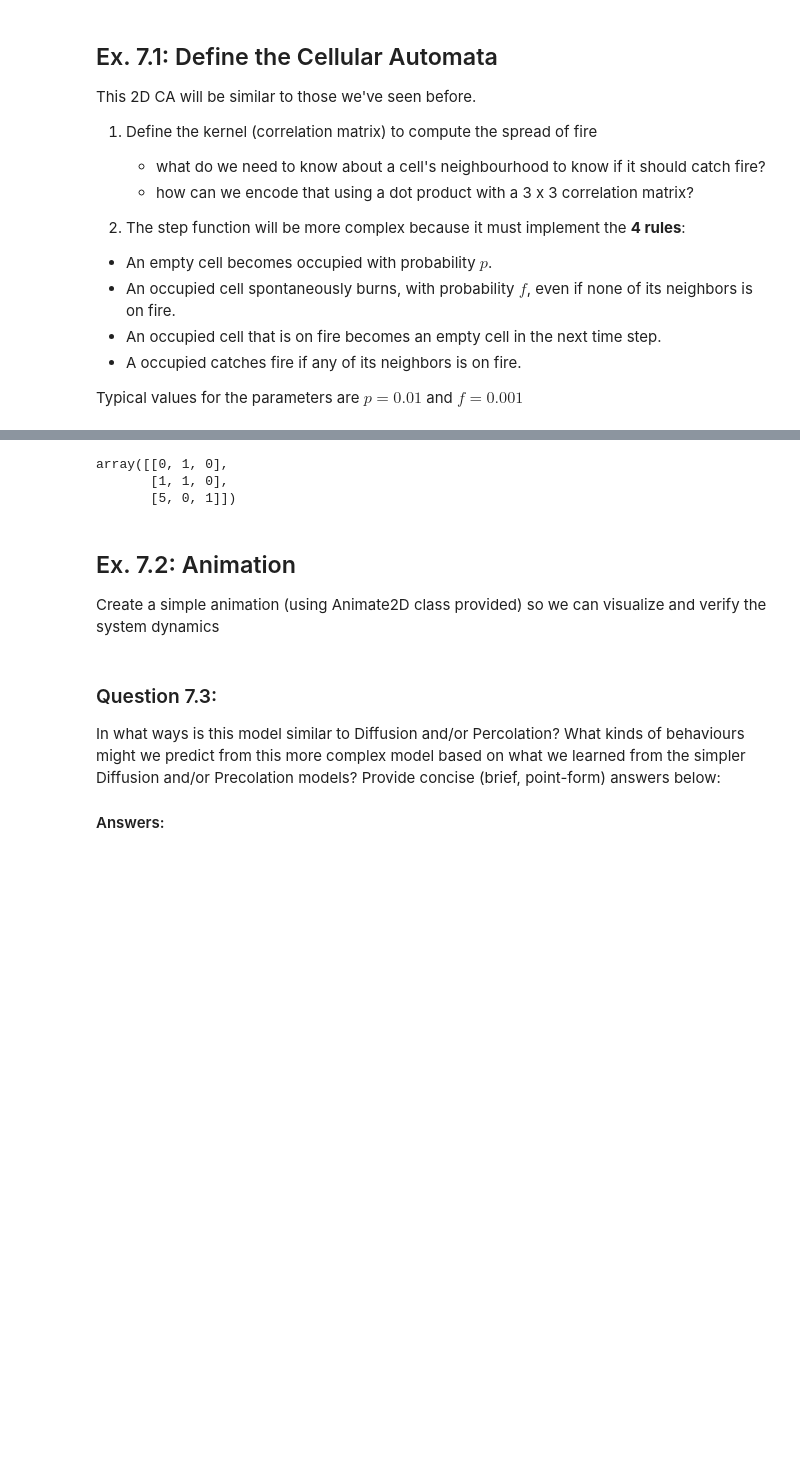
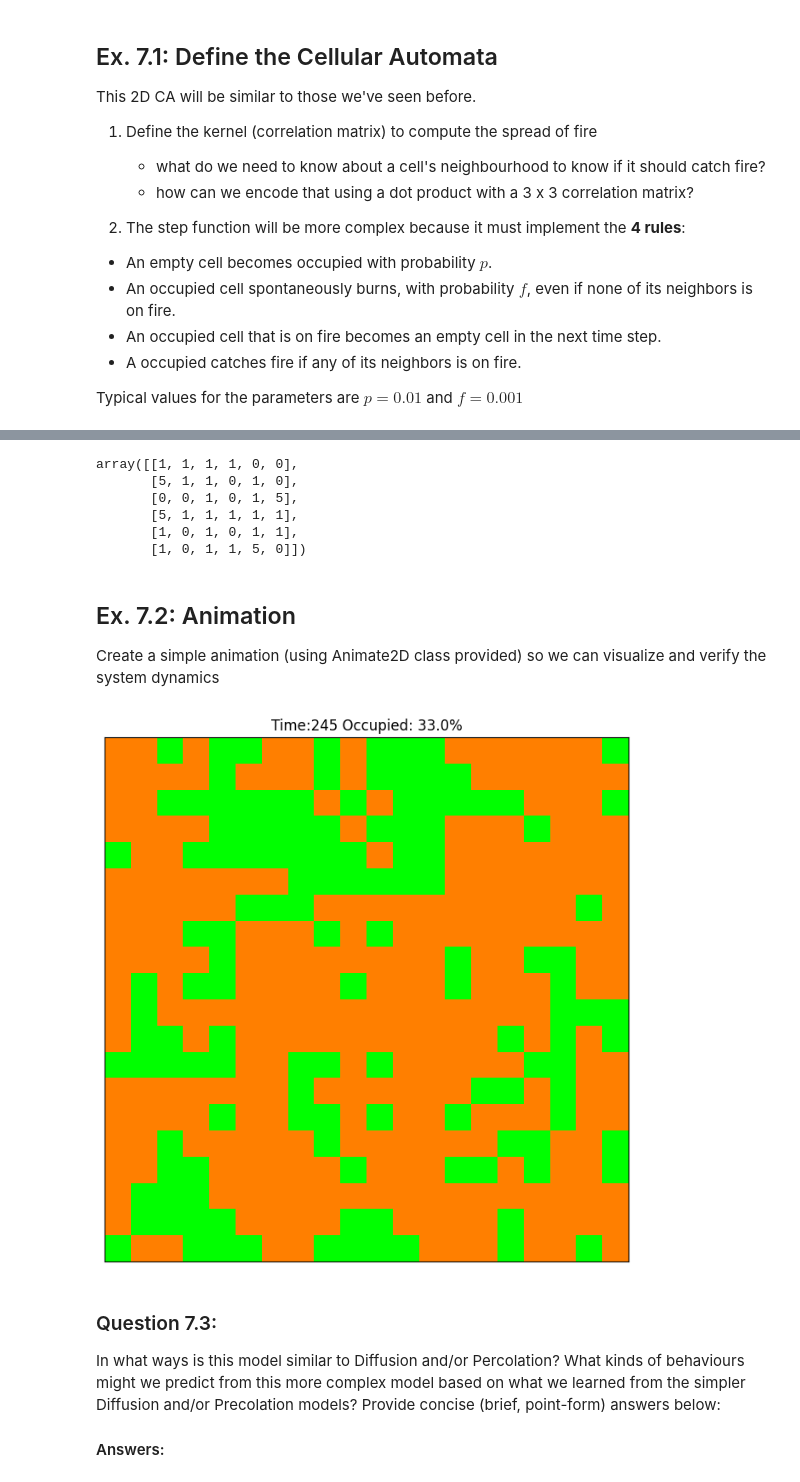
Before and after one commit to sammyfow/cap-comp215, a Jupyter notebook: labs/lab07-10-fire.ipynb, the cells around one changed output, grey strips where cells are left out. Cells and saved outputs as stored; diff of their text form; code cells hidden in the pictures; blank space fills up the shorter version.

```diff
--- a/labs/lab07-10-fire.ipynb
+++ b/labs/lab07-10-fire.ipynb
@@ -120,12 +120,17 @@ Typical values for the parameters are $p=0.01$ and $f=0.001$
 EMPTY = 0
 OCCUPIED = 1
 FUEGO = 5
+tkernel = np.array([
+    [0,1,0],
+    [1,0,1],
+    [0,1,0]
+])
 
 test = np.array([
     [1,0,0,5,1,1],
     [0,0,1,1,1,0],
-    [1,0,1,0,0,0],
-    [0,1,1,1,0,0],
+    [1,0,1,0,5,0],
+    [0,1,5,1,0,0],
     [0,0,0,0,1,0]
 ])
 
@@ -145,4 +150,11 @@ f = 0.2
 occupado = test == OCCUPIED
 test[occupado] = np.random.choice([FUEGO, OCCUPIED], len(test[occupado]), p=[f, 1-f])
 test
+
+c = correlate2d(test, tkernel, mode='same', boundary='wrap')
+print(test)
+print(c)
+fire = (c > 4) & occupado
+
+fire
 # %% [output]
@@ -168,9 +190,9 @@ class ForestFire:
     forest_colour_map = matplotlib.colors.ListedColormap(cmap)
 
     # TODO: define a sensible correlation kernel to detect cardinal neighbourhood on fire
-    kernel = np.array([[0, 0, 0],
-                       [0, 0, 0],
-                       [0, 0, 0]])
+    kernel = np.array([[0, 1, 0],
+                       [1, 0, 1],
+                       [0, 1, 0]])
 
 
     def __init__(self, n, p=0.01, f=0.001, q=0.5):
@@ -193,11 +215,25 @@ class ForestFire:
         # Tips: develop 1 rule at a time, in the order above, leaving fire spread (correlation) till last.
         #       Compute each rule in 2 steps: (1) identify which cells the rule applies to; (2) update those cells.
         #       Use the next code block, below, to test as you go.
+        correlate = correlate2d(self.state, self.kernel, mode='same', boundary='wrap')
+        """rule1"""
+        are_empty = self.state == self.EMPTY
+        """rule2"""
+        occupado = self.state == self.OCCUPIED
+        """rule3"""
+        on_fire = self.state == self.FIRE
+        """rule4"""
+        hot_neighbours = (correlate > 4) & occupado
+        self.state[occupado] = np.random.choice([self.FIRE, self.OCCUPIED], len(self.state[occupado]), p=[self.f, 1-self.f])
+        self.state[are_empty] = np.random.choice([self.OCCUPIED, self.EMPTY], len(self.state[are_empty]), p=[self.p, 1-self.p])
+        self.state[on_fire] = self.EMPTY
+        self.state[hot_neighbours] = self.FIRE
 
 
     def num_occupied(self):
         """ return the number of cells occupied by forest """
-        return 0  # TODO: count the number of forested cells.
+        full = self.state == self.OCCUPIED
+        return len(self.state[full]) # TODO: count the number of forested cells.
 
 
     def pct_occupied(self):
@@ -213,26 +249,36 @@ class ForestFire:
                       cmap=self.forest_colour_map, vmin=0, vmax=len(self.forest_colour_map.colors))
 # %%
 # Code-a-little Test-a-little - use this space to test your class methods as you develop them.  You can remove this block when done.
-m = ForestFire(3, p=0.5, f=0.2)  #  a very small model with high chance of regen. and spontaneous fires
+m = ForestFire(6, p=0.5, f=0.2)  #  a very small model with high chance of regen. and spontaneous fires
 m.state = np.array([             # set the state matrix to a known value for testing with
-    [0, 1, 0],
-    [1, 1, 0],
-    [5, 0, 1],
-
-])
+    [0, 1, 0, 1, 0, 0],
+    [1, 1, 0, 0, 1, 0],
+    [5, 0, 1, 0, 0, 1],
+    [1, 0, 1, 0, 1, 0],
+    [1, 0, 1, 0, 1, 0],
+    [0, 0, 0, 1, 1, 0]
+                                 ])
 m.step()                          # test the method you are working on and print some useful indicator
 pprint(m.state)
 # %% [output]
-array([[0, 1, 0],
-       [1, 1, 0],
-       [5, 0, 1]])
+array([[1, 1, 1, 1, 0, 0],
+       [5, 1, 1, 0, 1, 0],
+       [0, 0, 1, 0, 1, 5],
+       [5, 1, 1, 1, 1, 1],
+       [1, 0, 1, 0, 1, 1],
+       [1, 0, 1, 1, 5, 0]])
 # %% [markdown]
 ## Ex. 7.2: Animation
 Create a simple animation (using Animate2D class provided) so we can visualize and verify the system dynamics
 # %%
 # Ex. 7.2 here
 #  Suggestions: use a small grid (e.g., 20x20)  and
 #               a short animation (100 frames) with interval=0.3, to slow it down so you can inspect its behaviour
+test1 = ForestFire(20, p=0.01, f=0.0005, q=0.8)
+anim = Animation2D(test1, 50, 5, )
+anim.animate()
+# %% [output]
+[figure, added]
 # %% [markdown]
 ### Question 7.3:
 In what ways is this model similar to Diffusion and/or Percolation?
```
Also changed, not shown: parts of 1 cell of this notebook.
